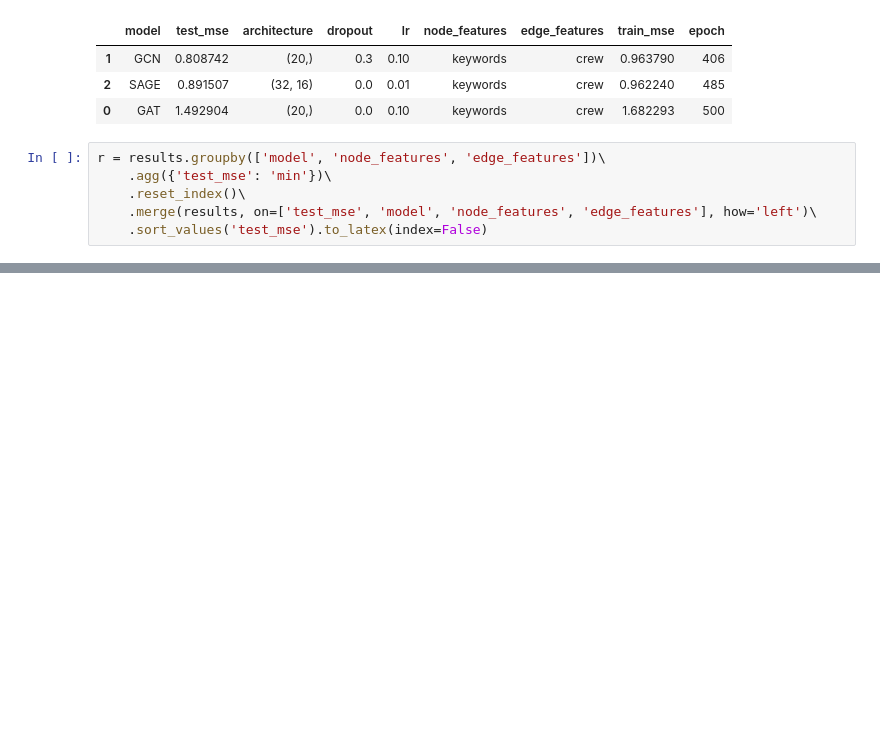
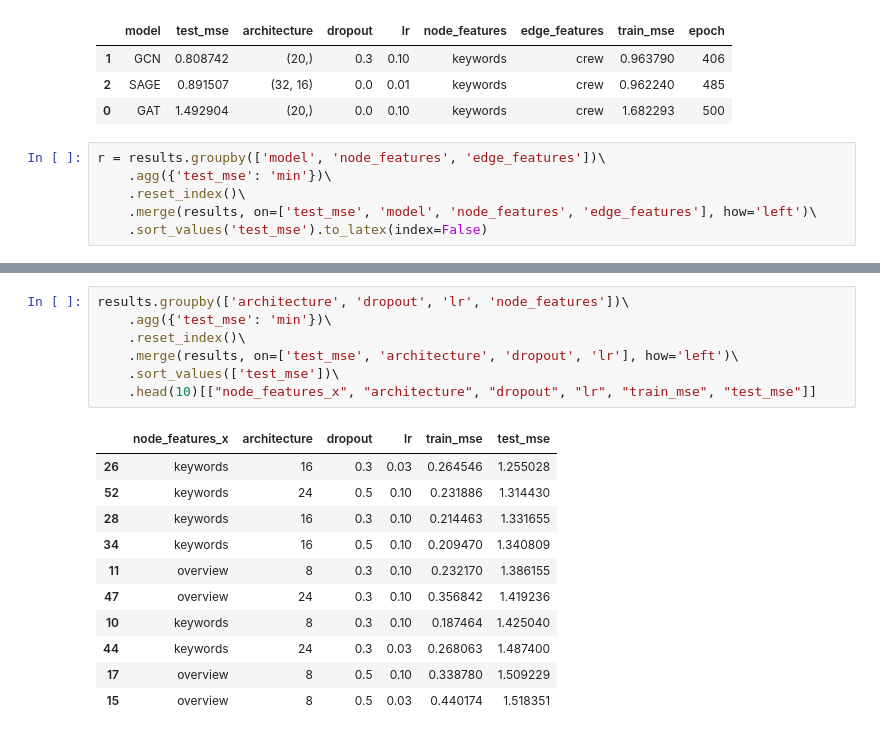
Before and after one commit to adrianstando/ML-on-Graphs-TMDB, a Jupyter notebook: results.ipynb, the cells around one changed output, grey strips where cells are left out. Cells and saved outputs as stored; diff of their text form; blank space fills up the shorter version.

```diff
--- a/results.ipynb
+++ b/results.ipynb
@@ -62,0 +81,19 @@ plt.savefig('figures/boxplot_homo.pdf')
+# %%
+results.groupby(['architecture', 'dropout', 'lr', 'node_features'])\
+    .agg({'test_mse': 'min'})\
+    .reset_index()\
+    .merge(results, on=['test_mse', 'architecture', 'dropout', 'lr'], how='left')\
+    .sort_values(['test_mse'])\
+    .head(10)[["node_features_x", "architecture", "dropout", "lr", "train_mse", "test_mse"]]
+# %% [output]
+|  | node_features_x | architecture | dropout | lr | train_mse | test_mse |
+| 26 | keywords | 16 | 0.3 | 0.03 | 0.264546 | 1.255028 |
+| 52 | keywords | 24 | 0.5 | 0.10 | 0.231886 | 1.314430 |
+| 28 | keywords | 16 | 0.3 | 0.10 | 0.214463 | 1.331655 |
+| 34 | keywords | 16 | 0.5 | 0.10 | 0.209470 | 1.340809 |
+| 11 | overview | 8 | 0.3 | 0.10 | 0.232170 | 1.386155 |
+| 47 | overview | 24 | 0.3 | 0.10 | 0.356842 | 1.419236 |
+| 10 | keywords | 8 | 0.3 | 0.10 | 0.187464 | 1.425040 |
+| 44 | keywords | 24 | 0.3 | 0.03 | 0.268063 | 1.487400 |
+| 17 | overview | 8 | 0.5 | 0.10 | 0.338780 | 1.509229 |
+| 15 | overview | 8 | 0.5 | 0.03 | 0.440174 | 1.518351 |
```
Also changed, not shown: parts of 7 cells of this notebook.
